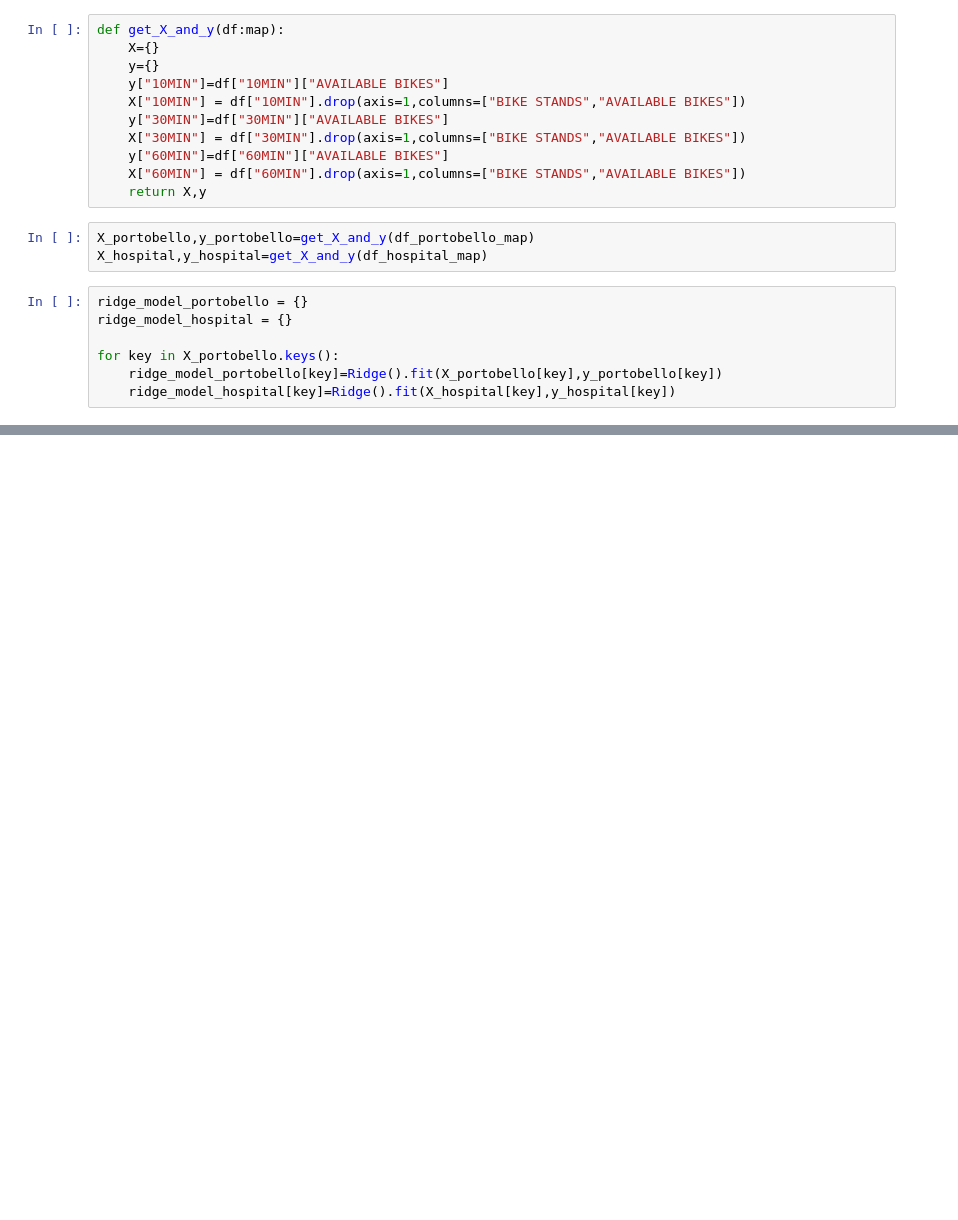
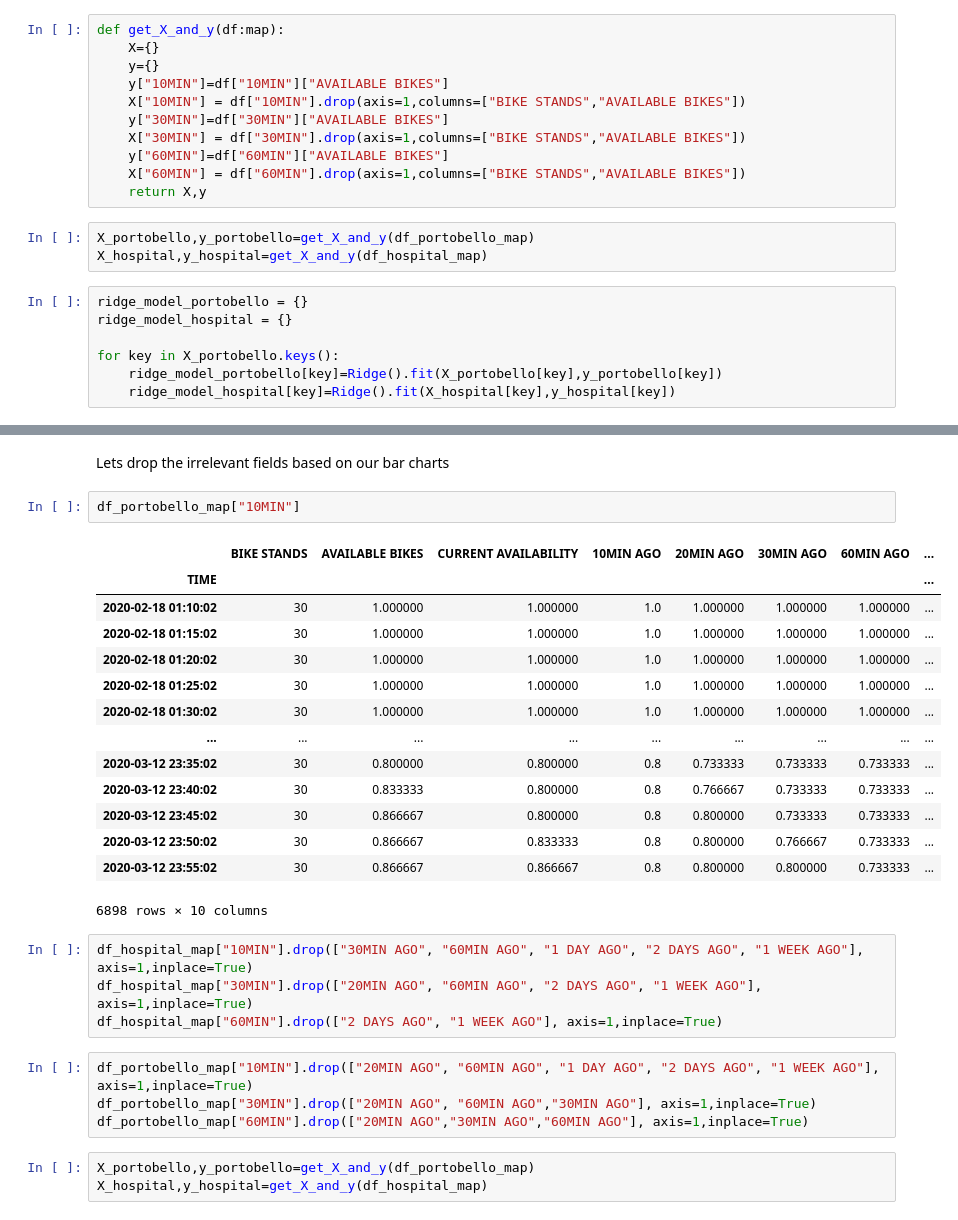
Before and after one commit to cormac-doyle/Final-Assignment-Machine-Learning, a Jupyter notebook: feature_engineering.ipynb, the cells around one changed output, grey strips where cells are left out. Drawn from its saved outputs; the diff is of its cells as text; blank space fills up the shorter version.

```diff
--- a/feature_engineering.ipynb
+++ b/feature_engineering.ipynb
@@ -197,0 +221,30 @@ Text(0.5, 1.0, 'Portobello Bike Station')
+# %% [markdown]
+Lets drop the irrelevant fields based on our bar charts
+# %%
+df_portobello_map["10MIN"]
+# %% [output]
+|  | BIKE STANDS | AVAILABLE BIKES | CURRENT AVAILABILITY | 10MIN AGO | 20MIN AGO | 30MIN AGO | 60MIN AGO | ... |
+| TIME |  |  |  |  |  |  |  | ... |
+| 2020-02-18 01:10:02 | 30 | 1.000000 | 1.000000 | 1.0 | 1.000000 | 1.000000 | 1.000000 | ... |
+| 2020-02-18 01:15:02 | 30 | 1.000000 | 1.000000 | 1.0 | 1.000000 | 1.000000 | 1.000000 | ... |
+| 2020-02-18 01:20:02 | 30 | 1.000000 | 1.000000 | 1.0 | 1.000000 | 1.000000 | 1.000000 | ... |
+| 2020-02-18 01:25:02 | 30 | 1.000000 | 1.000000 | 1.0 | 1.000000 | 1.000000 | 1.000000 | ... |
+| 2020-02-18 01:30:02 | 30 | 1.000000 | 1.000000 | 1.0 | 1.000000 | 1.000000 | 1.000000 | ... |
+| ... | ... | ... | ... | ... | ... | ... | ... | ... |
+| 2020-03-12 23:35:02 | 30 | 0.800000 | 0.800000 | 0.8 | 0.733333 | 0.733333 | 0.733333 | ... |
+| 2020-03-12 23:40:02 | 30 | 0.833333 | 0.800000 | 0.8 | 0.766667 | 0.733333 | 0.733333 | ... |
+| 2020-03-12 23:45:02 | 30 | 0.866667 | 0.800000 | 0.8 | 0.800000 | 0.733333 | 0.733333 | ... |
+| 2020-03-12 23:50:02 | 30 | 0.866667 | 0.833333 | 0.8 | 0.800000 | 0.766667 | 0.733333 | ... |
+| 2020-03-12 23:55:02 | 30 | 0.866667 | 0.866667 | 0.8 | 0.800000 | 0.800000 | 0.733333 | ... |
+6898 rows × 10 columns
+# %%
+df_hospital_map["10MIN"].drop(["30MIN AGO", "60MIN AGO", "1 DAY AGO", "2 DAYS AGO", "1 WEEK AGO"], axis=1,inplace=True)
+df_hospital_map["30MIN"].drop(["20MIN AGO", "60MIN AGO", "2 DAYS AGO", "1 WEEK AGO"], axis=1,inplace=True)
+df_hospital_map["60MIN"].drop(["2 DAYS AGO", "1 WEEK AGO"], axis=1,inplace=True)
+# %%
+df_portobello_map["10MIN"].drop(["20MIN AGO", "60MIN AGO", "1 DAY AGO", "2 DAYS AGO", "1 WEEK AGO"], axis=1,inplace=True)
+df_portobello_map["30MIN"].drop(["20MIN AGO", "60MIN AGO","30MIN AGO"], axis=1,inplace=True)
+df_portobello_map["60MIN"].drop(["20MIN AGO","30MIN AGO","60MIN AGO"], axis=1,inplace=True)
+# %%
+X_portobello,y_portobello=get_X_and_y(df_portobello_map)
+X_hospital,y_hospital=get_X_and_y(df_hospital_map)
```
Also changed, not shown: parts of 8 cells of this notebook, 1 other file.
